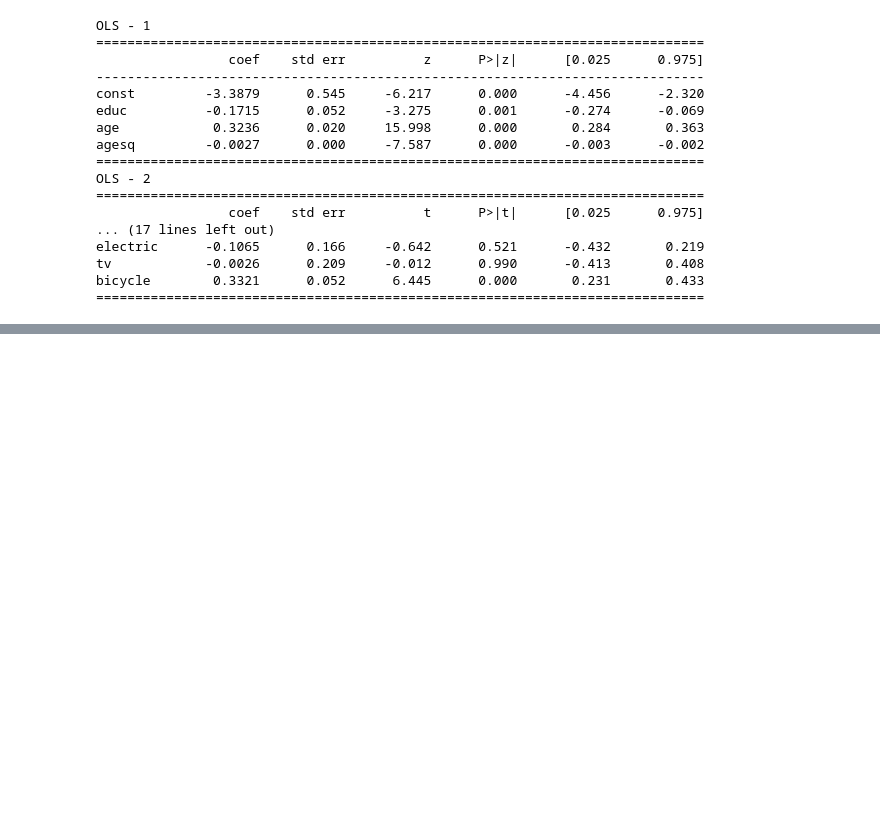
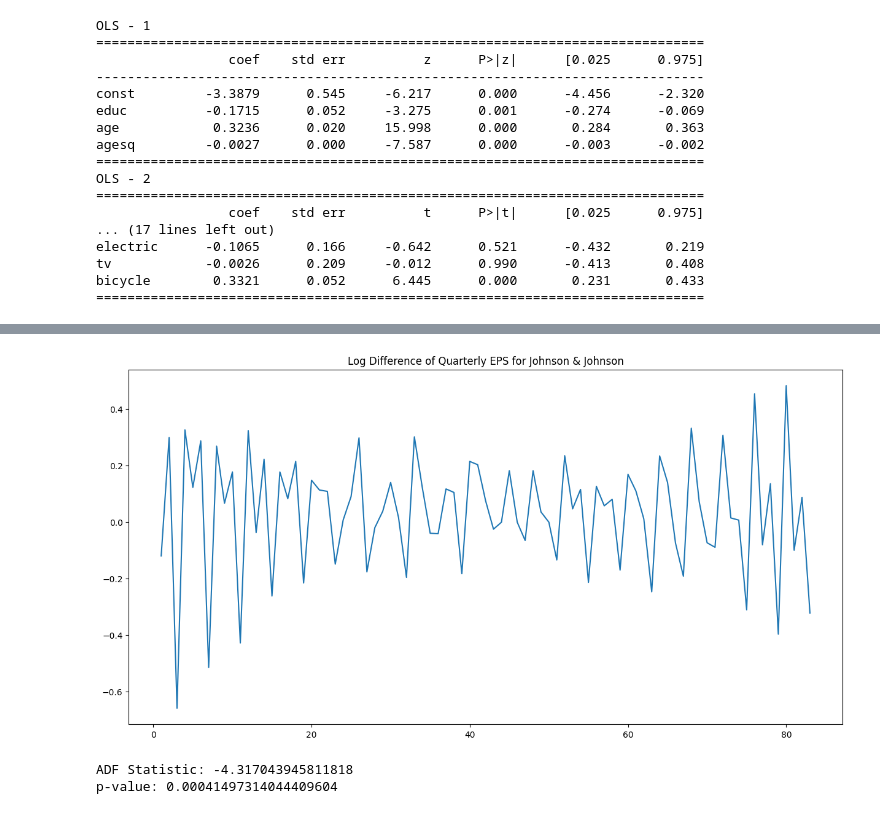
Before and after one commit to r2nery/ml-comp-methods, a Jupyter notebook: modulo-2.ipynb, the cells around one changed output, grey strips where cells are left out. Drawn from its saved outputs; the diff is of its cells as text; code cells hidden in the pictures; blank space fills up the shorter version.

```diff
--- a/modulo-2.ipynb
+++ b/modulo-2.ipynb
@@ -424,0 +507,7 @@ bicycle        0.3321      0.052      6.445      0.000       0.231       0.433
+# %%
+# Aplicamos logaritmo e diferenciamos a série:
+
+data['data'] = np.log(data['data'])
+data['data'] = data['data'].diff()
+data = data.drop(data.index[0])
+data.head()
@@ -424,0 +521,23 @@ bicycle        0.3321      0.052      6.445      0.000       0.231       0.433
+# %%
+# Plotamos os dados transformados:
+
+plt.figure(figsize=[15, 7.5]); # Set dimensions for figure
+plt.plot(data['data'])
+plt.title("Log Difference of Quarterly EPS for Johnson & Johnson")
+plt.show()
+
+# Aparentemente, a tendência e mudança de variância foram removidas.
+# %% [output]
+[figure, added]
+# %%
+# Nos certificamos reaplicando o teste de Dickey-Fuller aumentado:
+
+ad_fuller_result = adfuller(data['data'])
+print(f'ADF Statistic: {ad_fuller_result[0]}')
+print(f'p-value: {ad_fuller_result[1]}')
+
+# Dessa vez, o p-valor é menor que 0.05, então podemos rejeitar a hipótese nula
+# de que a série é não-estacionária, assumindo então a estacionariedade.
+# %% [output]
+ADF Statistic: -4.317043945811818
+p-value: 0.00041497314044409604
```
Also changed, not shown: parts of 64 cells of this notebook, 6 other files.
